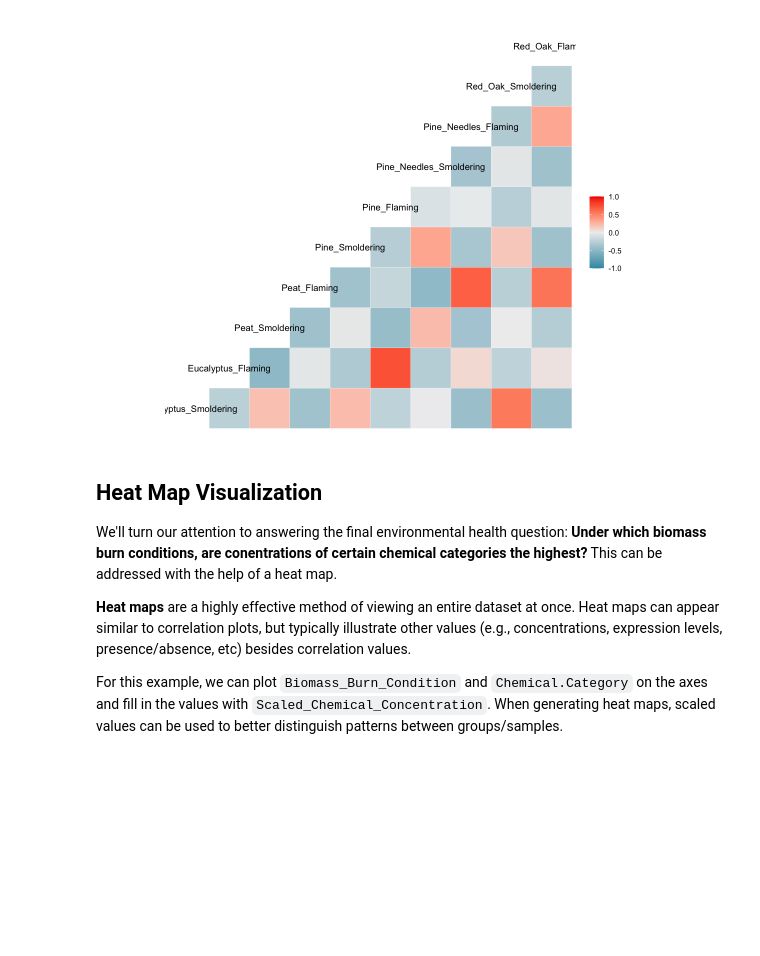
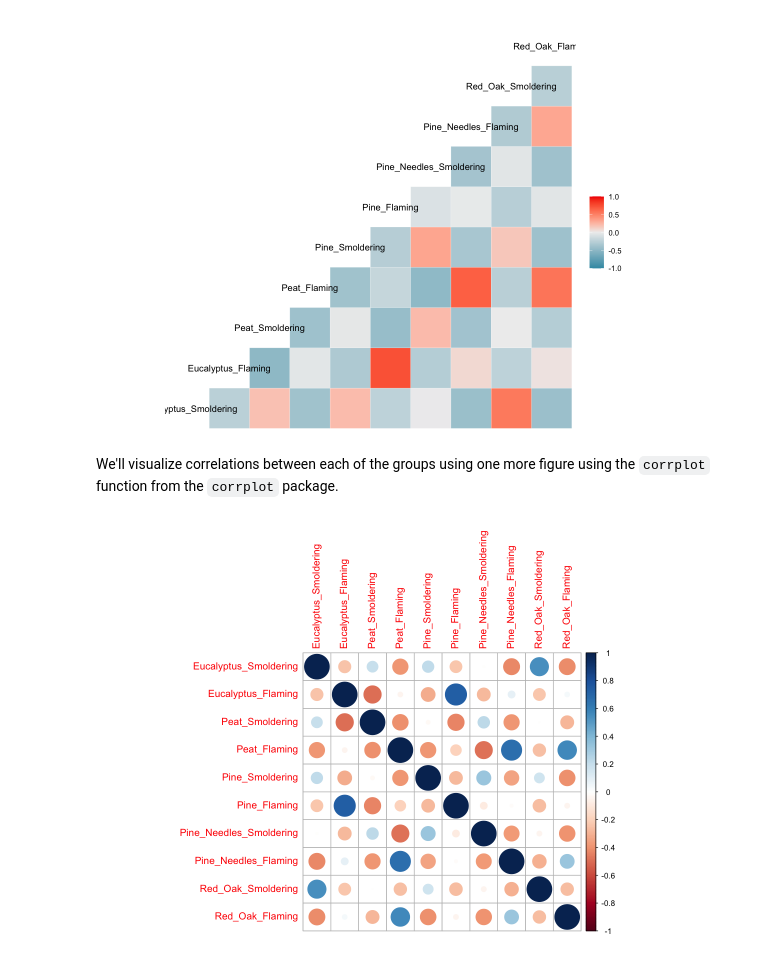
Before and after one commit to UNCSRP/The-inTelligence-And-Machine-lEarning-Toolkit-2.0, a Jupyter notebook: Chapter 3/3.1 Data Visualizations/Data Visualizations.ipynb, the cells around one changed output. Cells and saved outputs as stored; diff of their text form; code cells hidden in the pictures; blank space fills up the shorter version.

```diff
--- a/Chapter 3/3.1 Data Visualizations/Data Visualizations.ipynb
+++ b/Chapter 3/3.1 Data Visualizations/Data Visualizations.ipynb
@@ -224,11 +218,10 @@ options(repr.plot.width = 10, repr.plot.height = 7)
 ggcorr(wide_scaled_data)
 # %% [output]
 [figure]
-# %% [markdown]
-## Heat Map Visualization
-
-We'll turn our attention to answering the final environmental health question: **Under which biomass burn conditions, are conentrations of certain chemical categories the highest?** This can be addressed with the help of a heat map.
-
-**Heat maps** are a highly effective method of viewing an entire dataset at once. Heat maps can appear similar to correlation plots, but typically illustrate other values (e.g., concentrations, expression levels, presence/absence, etc) besides correlation values.
-
-For this example, we can plot `Biomass_Burn_Condition` and `Chemical.Category` on the axes and fill in the values with `Scaled_Chemical_Concentration`. When generating heat maps, scaled values can be used to better distinguish patterns between groups/samples.
+# %% [markdown]
+We'll visualize correlations between each of the groups using one more figure using the `corrplot` function from the `corrplot` package.
+# %%
+# Need to supply corrplot with a correlation matrix, here, using the 'cor' function
+corrplot(cor(wide_scaled_data))
+# %% [output]
+[figure, added]
```
Also changed, not shown: parts of 18 cells of this notebook, 1 other file.
